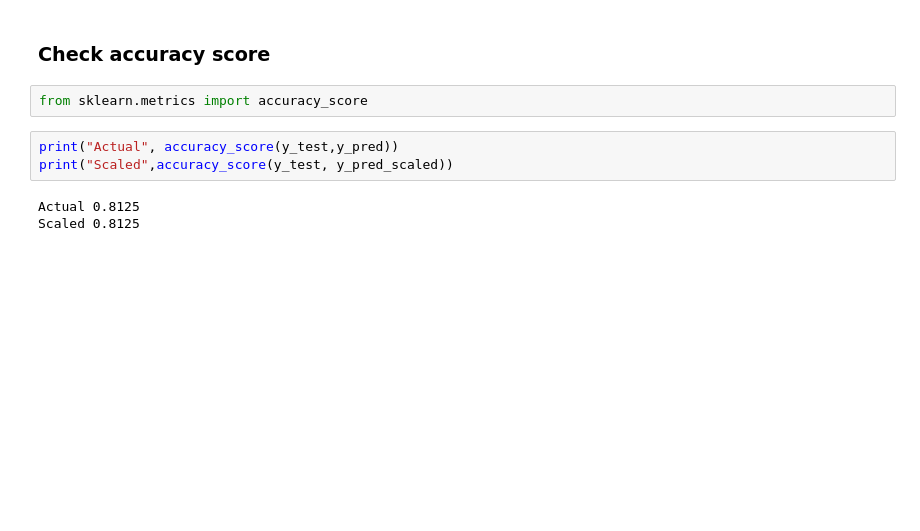
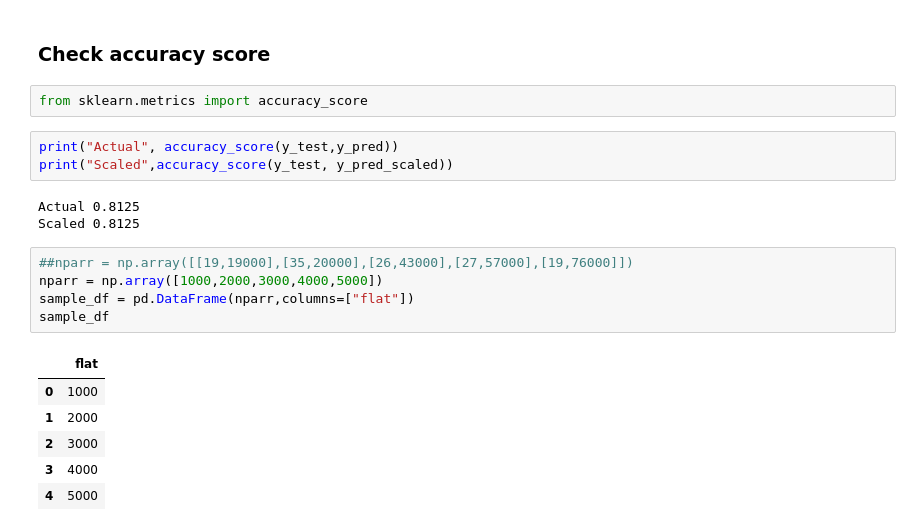
Before and after one commit to smitesht/machine_learning, a Jupyter notebook: standardization/standardization.ipynb, the cells around one changed output. Saved outputs shown, nothing was run; the diff lists cells and outputs as text; blank space fills up the shorter version.

```diff
--- a/standardization/standardization.ipynb
+++ b/standardization/standardization.ipynb
@@ -131,3 +164,15 @@ print("Scaled",accuracy_score(y_test, y_pred_scaled))
 # %% [output]
 Actual 0.8125
 Scaled 0.8125
+# %%
+##nparr = np.array([[19,19000],[35,20000],[26,43000],[27,57000],[19,76000]])
+nparr = np.array([1000,2000,3000,4000,5000])
+sample_df = pd.DataFrame(nparr,columns=["flat"])
+sample_df
+# %% [output]
+|  | flat |
+| 0 | 1000 |
+| 1 | 2000 |
+| 2 | 3000 |
+| 3 | 4000 |
+| 4 | 5000 |
```
Also changed, not shown: parts of 4 cells of this notebook, 6 other files.
